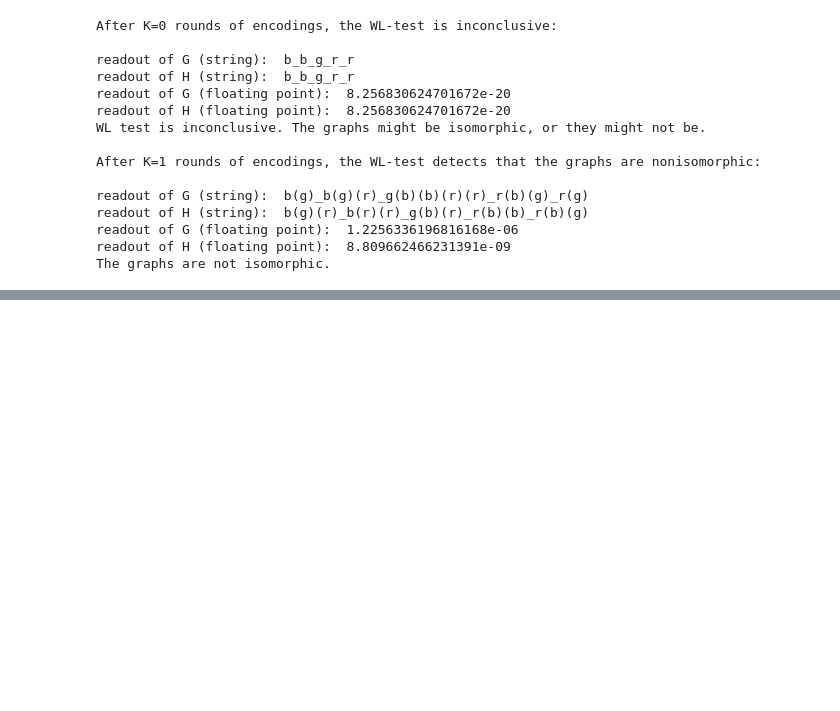
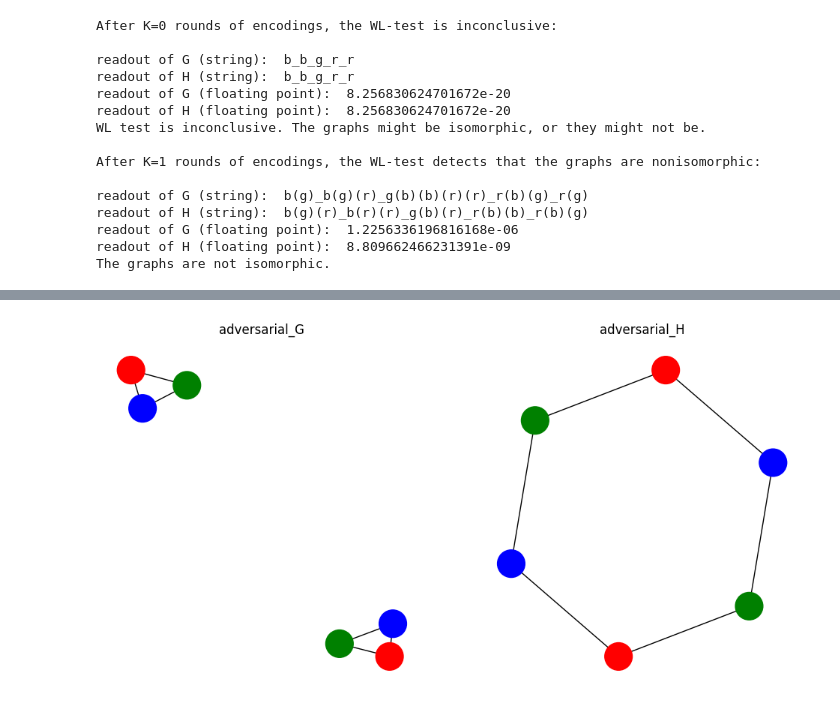
Before and after one commit to CameronBraunstein/talktorial, a Jupyter notebook: TalktorialTemplate.ipynb, the cells around one changed output, grey strips where cells are left out. Saved outputs shown, nothing was run; the diff lists cells and outputs as text; code cells hidden in the pictures; blank space fills up the shorter version.

```diff
--- a/TalktorialTemplate.ipynb
+++ b/TalktorialTemplate.ipynb
@@ -639,0 +617,43 @@ The graphs are not isomorphic.
+# %%
+def get_adversarial_non_isomorphic_graphs():
+    adversarial_G = nx.Graph()
+    adversarial_G.add_node(0, color='r')
+    adversarial_G.add_node(1, color='b')
+    adversarial_G.add_node(2, color='g')
+    adversarial_G.add_node(3, color='r')
+    adversarial_G.add_node(4, color='b')
+    adversarial_G.add_node(5, color='g')
+    adversarial_G.add_edge(0, 1)
+    adversarial_G.add_edge(1, 2)
+    adversarial_G.add_edge(2, 0)
+    adversarial_G.add_edge(3, 4)
+    adversarial_G.add_edge(4, 5)
+    adversarial_G.add_edge(5,3)
+
+    adversarial_H = nx.Graph()
+    adversarial_H.add_node(0, color='r')
+    adversarial_H.add_node(1, color='b')
+    adversarial_H.add_node(2, color='g')
+    adversarial_H.add_node(3, color='r')
+    adversarial_H.add_node(4, color='b')
+    adversarial_H.add_node(5, color='g')
+    adversarial_H.add_edge(0, 1)
+    adversarial_H.add_edge(1, 2)
+    adversarial_H.add_edge(2, 3)
+    adversarial_H.add_edge(3, 4)
+    adversarial_H.add_edge(4, 5)
+    adversarial_H.add_edge(5,0)
+    return adversarial_G,adversarial_H
+
+
+adversarial_G,adversarial_H = get_adversarial_non_isomorphic_graphs()
+
+display_args = {
+    DisplayArgs.GRAPHS: [adversarial_G,adversarial_H],
+    DisplayArgs.TITLES: ['adversarial_G','adversarial_H'],
+    DisplayArgs.SEEDS: [2, 0]
+}
+
+display_graphs(display_args)
+# %% [output]
+[figure, added]
```
Also changed, not shown: parts of 13 cells of this notebook.
